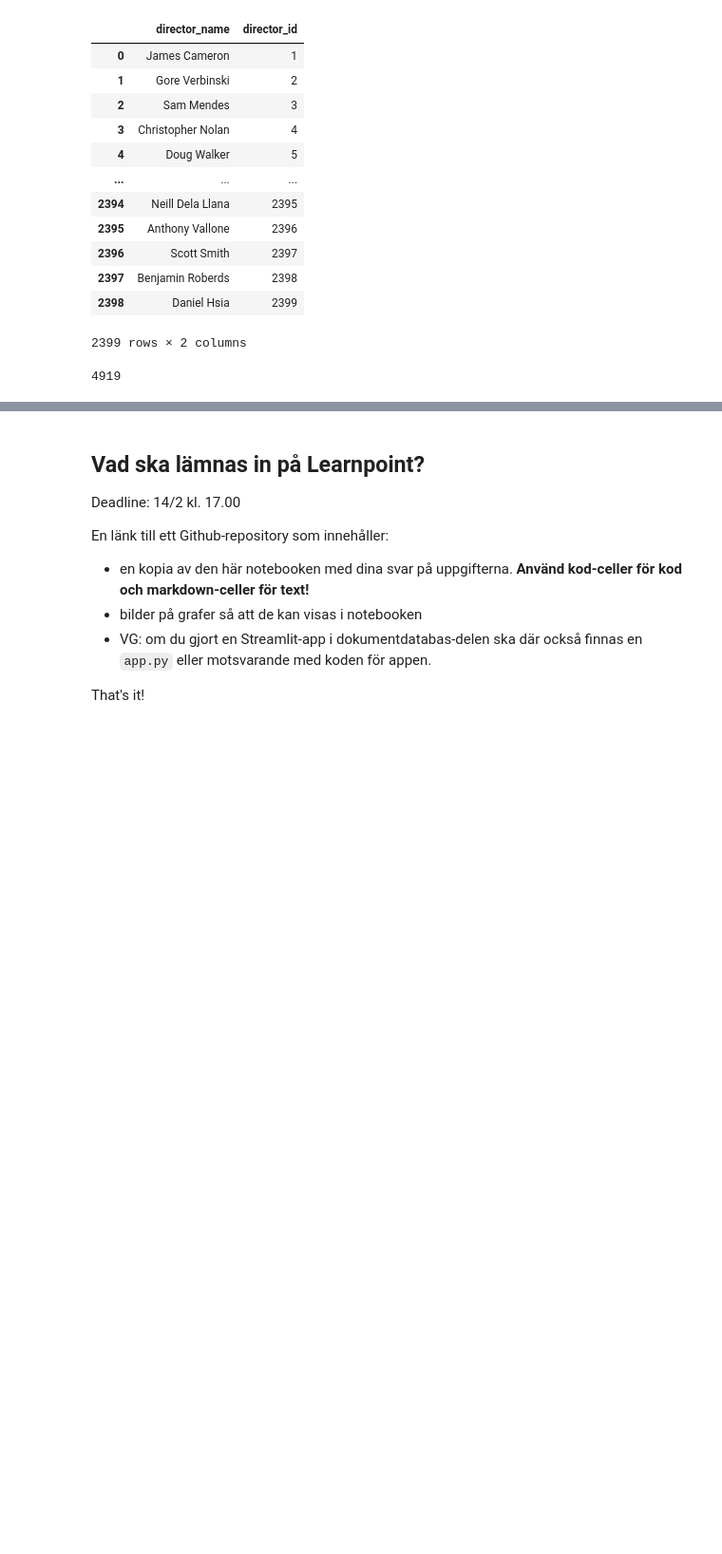
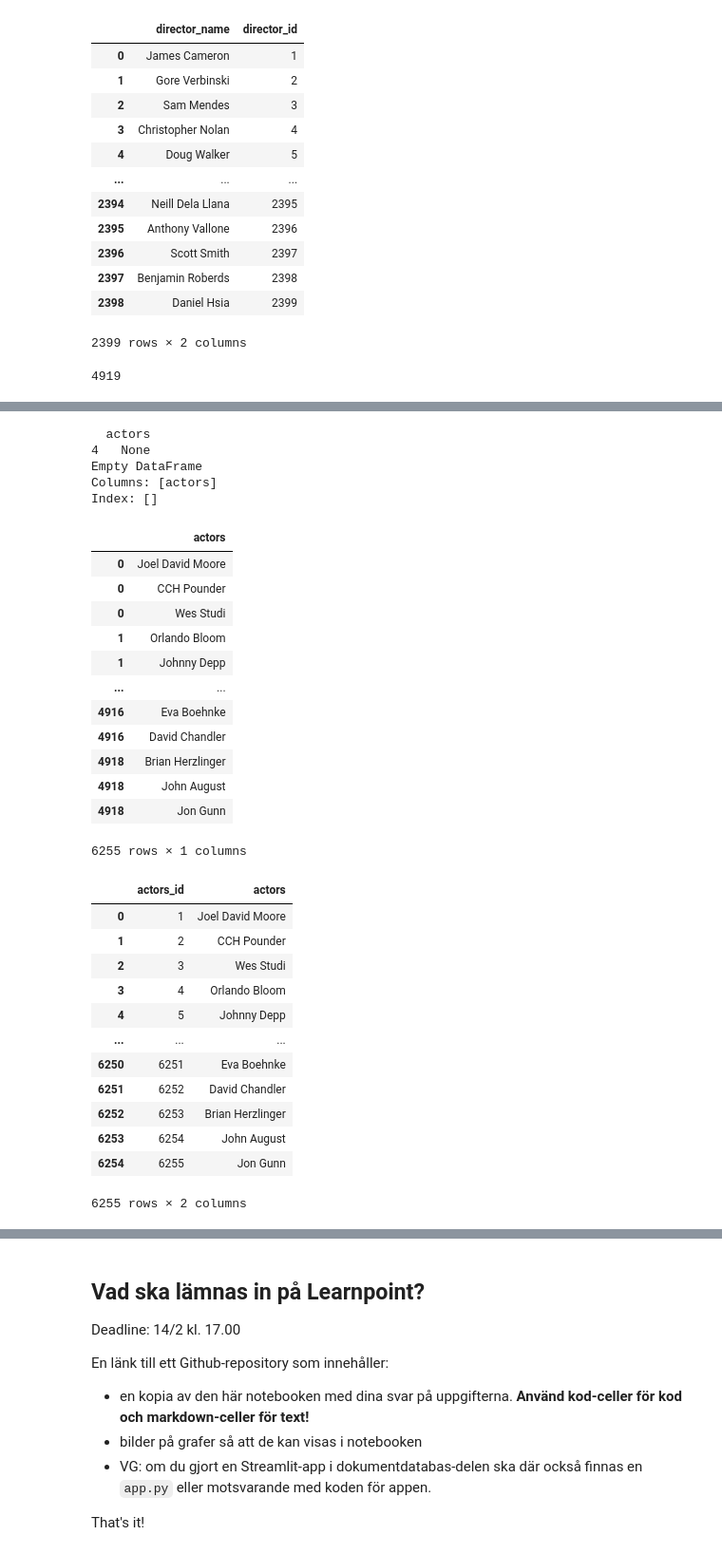
Before and after one commit to DaDrummerthe1st/DATA24HEL_DBT25_uppgift_1, a Jupyter notebook: kunskapskontroll_1.ipynb, the cells around one changed output, grey strips where cells are left out. Shown: that part at 95% size. Drawn from its saved outputs; the diff is of its cells as text; code cells hidden in the pictures; blank space fills up the shorter version.

```diff
--- a/kunskapskontroll_1.ipynb
+++ b/kunskapskontroll_1.ipynb
@@ -792,3 +787,56 @@ actors.to_csv('csv_neo4j/actors.csv', index=False)
+# %%
+actors = pd.DataFrame(df_movies_no_na['actors'].explode().drop_duplicates())
+
+print(actors[actors.isna().any(axis=1)])
+actors.dropna(inplace=True)
+print(actors[actors.isna().any(axis=1)])
+
+display(actors)
+
+
+# actors.reset_index(inplace=True)
+# print(len(actors.index))
+# print(actors['actors'].value_counts(dropna=False))
+
+# actors.drop_duplicates(inplace=True)
+
+actors.index = range(0, len(actors))
+actors['actors_id'] = actors.index + 1
+actors = actors.iloc[:, [1,0]]
+display(actors)
+actors.to_csv('csv_neo4j/actors.csv', index=False)
+# %% [output]
+  actors
+4   None
+Empty DataFrame
+Columns: [actors]
+Index: []
+|  | actors |
+| 0 | Joel David Moore |
+| 0 | CCH Pounder |
+| 0 | Wes Studi |
+| 1 | Orlando Bloom |
+| 1 | Johnny Depp |
+| ... | ... |
+| 4916 | Eva Boehnke |
+| 4916 | David Chandler |
+| 4918 | Brian Herzlinger |
+| 4918 | John August |
+| 4918 | Jon Gunn |
+6255 rows × 1 columns
+|  | actors_id | actors |
+| 0 | 1 | Joel David Moore |
+| 1 | 2 | CCH Pounder |
+| 2 | 3 | Wes Studi |
+| 3 | 4 | Orlando Bloom |
+| 4 | 5 | Johnny Depp |
+| ... | ... | ... |
+| 6250 | 6251 | Eva Boehnke |
+| 6251 | 6252 | David Chandler |
+| 6252 | 6253 | Brian Herzlinger |
+| 6253 | 6254 | John August |
+| 6254 | 6255 | Jon Gunn |
+6255 rows × 2 columns
 # %%
 # actors_movies = pd.DataFrame.merge(actors, df_movies_no_na, left_on='actors', right_on='actors')
 # actors_movies = pd.merge(actors, df_movies_no_na, left_on='actors', right_on='actors')
```
Also changed, not shown: parts of 7 cells of this notebook, 1 other file.
